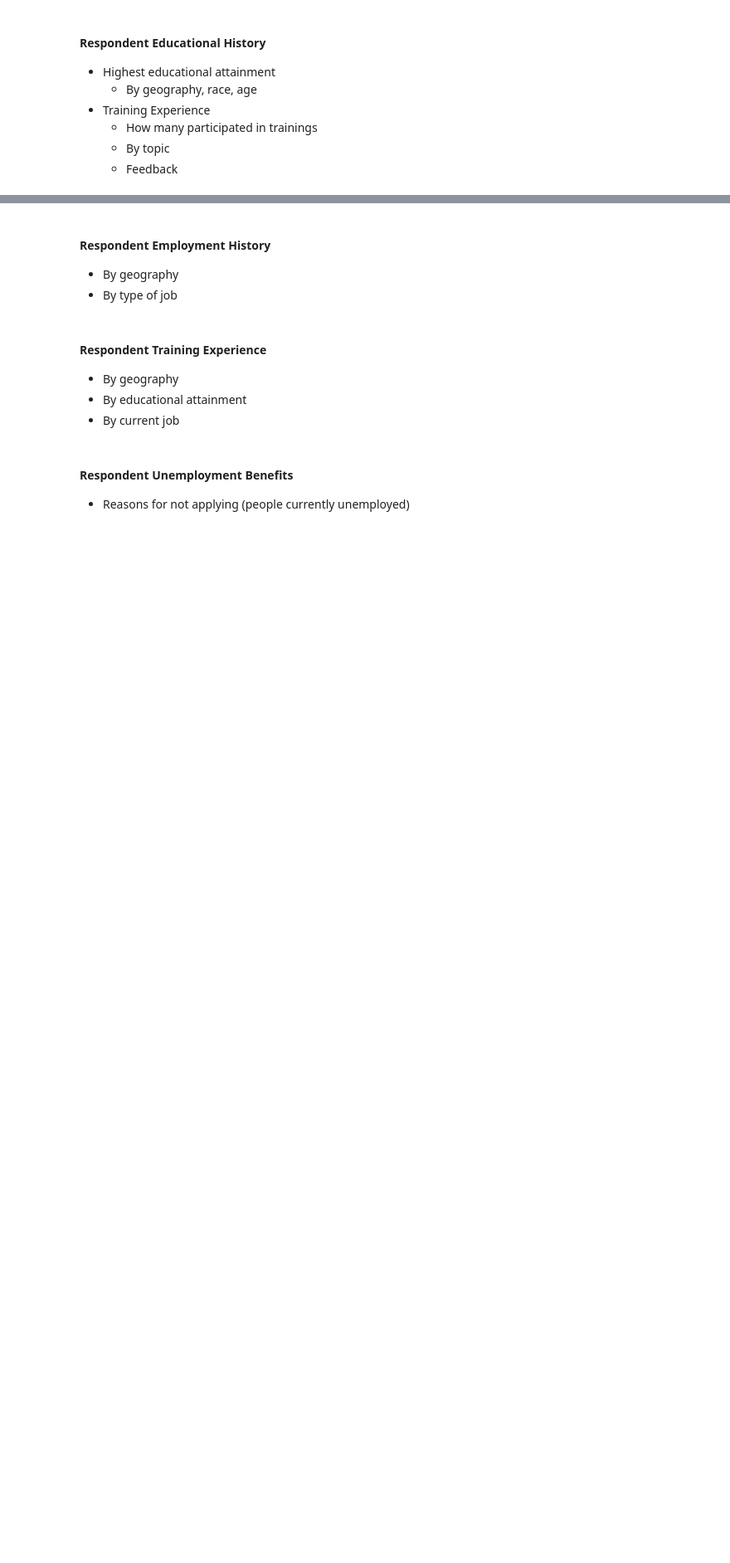
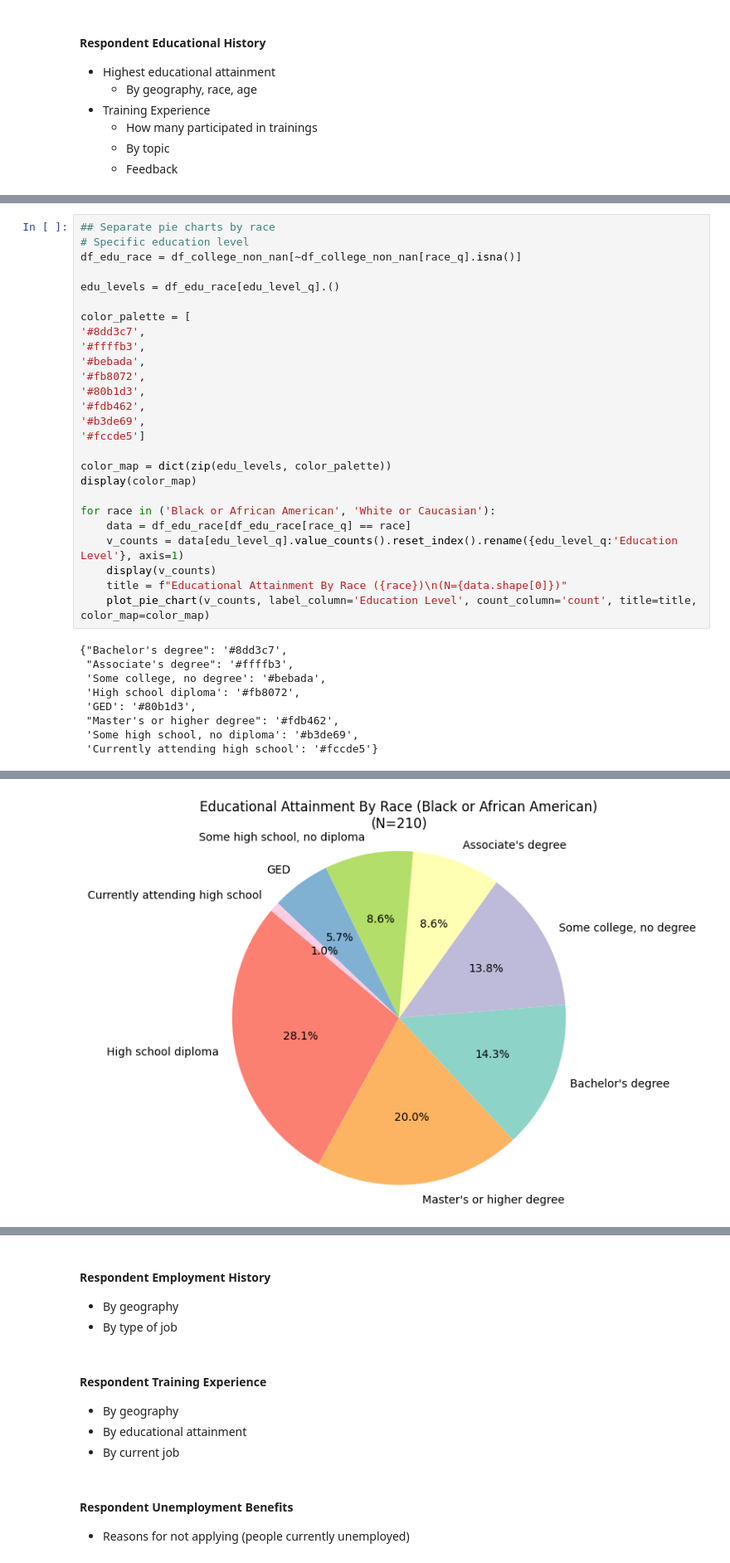
Before and after one commit to apsocarras/career-onestop, a Jupyter notebook: final-presentation-outline.ipynb, the cells around one changed output, grey strips where cells are left out. Shown at 83% size. Saved outputs shown, nothing was run; the diff lists cells and outputs as text; blank space fills up the shorter version.

```diff
--- a/final-presentation-outline.ipynb
+++ b/final-presentation-outline.ipynb
@@ -168,0 +548,35 @@ Parsed date: 1980-03-08 00:00:00
+# %%
+## Separate pie charts by race
+# Specific education level
+df_edu_race = df_college_non_nan[~df_college_non_nan[race_q].isna()]
+
+edu_levels = df_edu_race[edu_level_q].()
+
+color_palette = [
+'#8dd3c7',
+'#ffffb3',
+'#bebada',
+'#fb8072',
+'#80b1d3',
+'#fdb462',
+'#b3de69',
+'#fccde5']
+
+color_map = dict(zip(edu_levels, color_palette))
+display(color_map)
+
+for race in ('Black or African American', 'White or Caucasian'):
+    data = df_edu_race[df_edu_race[race_q] == race]
+    v_counts = data[edu_level_q].value_counts().reset_index().rename({edu_level_q:'Education Level'}, axis=1)
+    display(v_counts)
+    title = f"Educational Attainment By Race ({race})\n(N={data.shape[0]})"
+    plot_pie_chart(v_counts, label_column='Education Level', count_column='count', title=title, color_map=color_map)
+# %% [output]
+{"Bachelor's degree": '#8dd3c7',
+ "Associate's degree": '#ffffb3',
+ 'Some college, no degree': '#bebada',
+ 'High school diploma': '#fb8072',
+ 'GED': '#80b1d3',
+ "Master's or higher degree": '#fdb462',
+ 'Some high school, no diploma': '#b3de69',
+ 'Currently attending high school': '#fccde5'}
@@ -168,0 +592 @@ Parsed date: 1980-03-08 00:00:00
+[figure, added]
```
Also changed, not shown: parts of 42 cells of this notebook.
